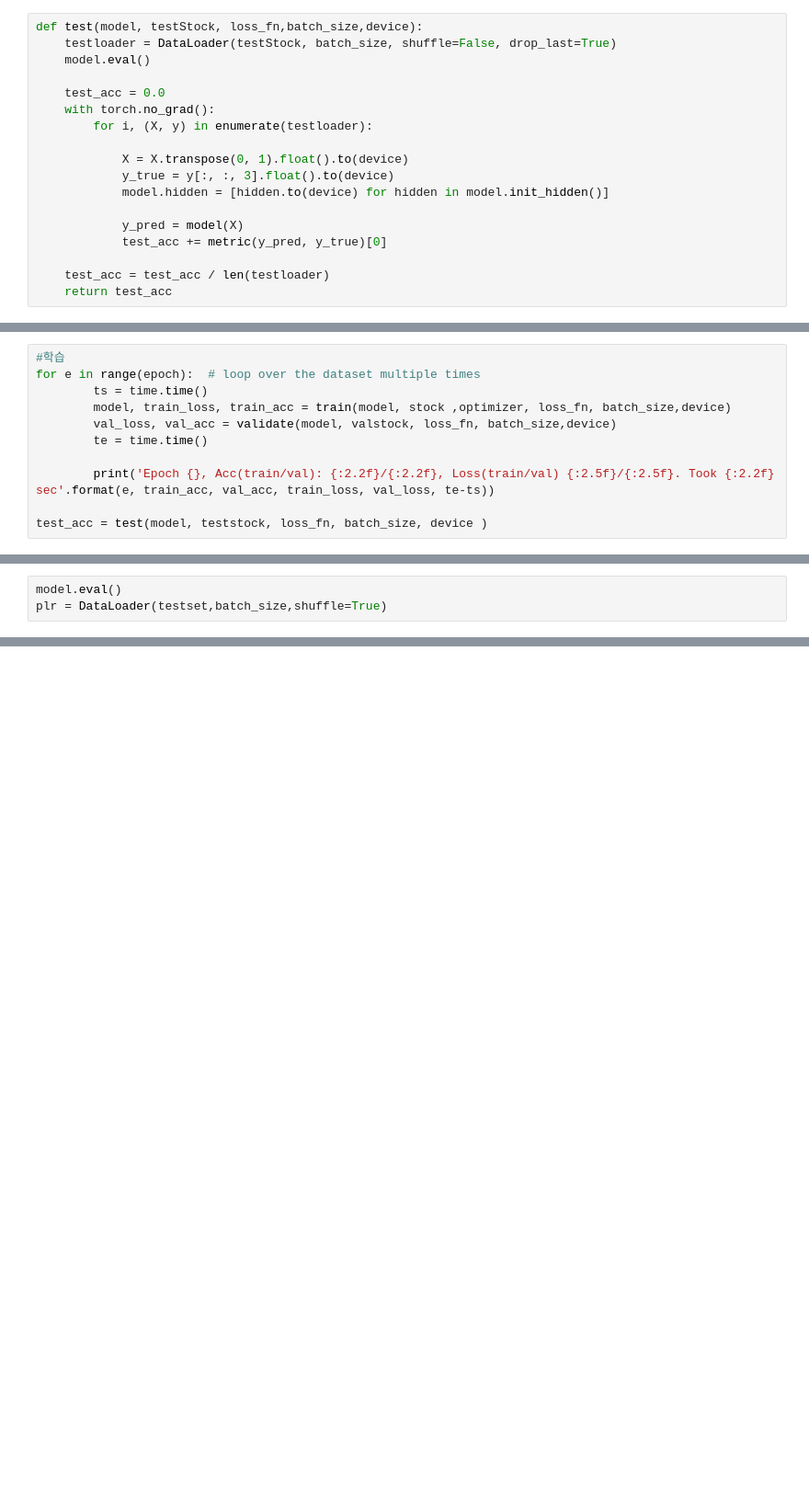
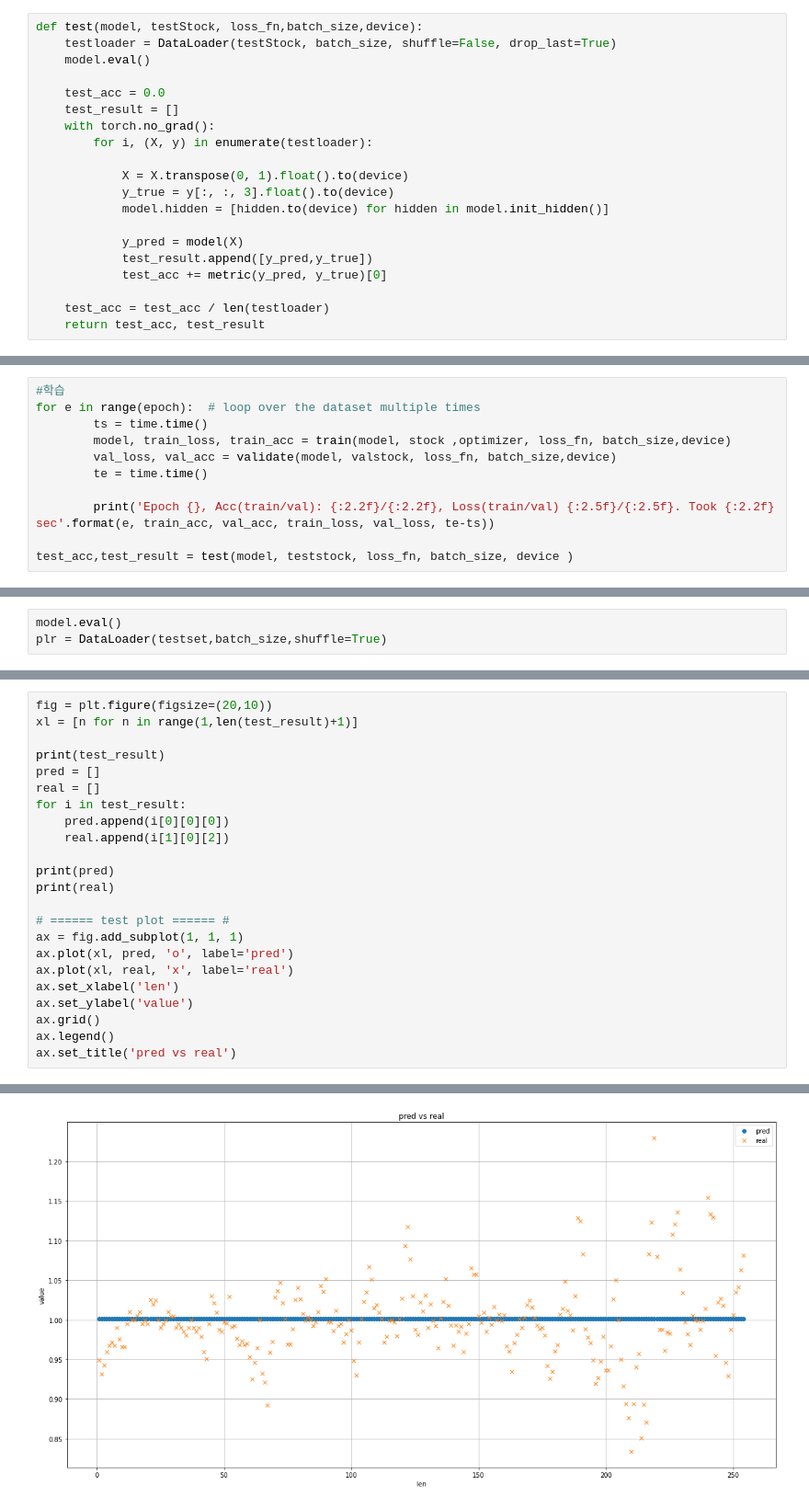
Before and after one commit to cjssla1/projectJucker, a Jupyter notebook: Code/김경중/LSTM/lstm_Train.ipynb, the cells around one changed output, grey strips where cells are left out. Shown at 92% size. Drawn from its saved outputs; the diff is of its cells as text; blank space fills up the shorter version.

```diff
--- a/Code/김경중/LSTM/lstm_Train.ipynb
+++ b/Code/김경중/LSTM/lstm_Train.ipynb
@@ -191,6 +196,7 @@ def test(model, testStock, loss_fn,batch_size,device):
     model.eval()
 
     test_acc = 0.0
+    test_result = []
     with torch.no_grad():
         for i, (X, y) in enumerate(testloader):
 
@@ -199,10 +205,11 @@ def test(model, testStock, loss_fn,batch_size,device):
             model.hidden = [hidden.to(device) for hidden in model.init_hidden()]
 
             y_pred = model(X)
+            test_result.append([y_pred,y_true])
             test_acc += metric(y_pred, y_true)[0]
 
     test_acc = test_acc / len(testloader)
-    return test_acc
+    return test_acc, test_result
 # %%
 stock = StockDataset('001040',3,3,(2010,5,1),(2016,5,20))
 valstock = StockDataset('001040',3,3,(2017,5,1),(2018,5,20))
@@ -259,5 +266,5 @@ for e in range(epoch):  # loop over the dataset multiple times
 
         print('Epoch {}, Acc(train/val): {:2.2f}/{:2.2f}, Loss(train/val) {:2.5f}/{:2.5f}. Took {:2.2f} sec'.format(e, train_acc, val_acc, train_loss, val_loss, te-ts))
 
-test_acc = test(model, teststock, loss_fn, batch_size, device )
+test_acc,test_result = test(model, teststock, loss_fn, batch_size, device )
 # %% [output]
@@ -317,0 +324,24 @@ torch.save(model.state_dict(), modelPath)'''
+# %%
+fig = plt.figure(figsize=(20,10))
+xl = [n for n in range(1,len(test_result)+1)]
+
+print(test_result)
+pred = []
+real = []
+for i in test_result:
+    pred.append(i[0][0][0])
+    real.append(i[1][0][2])
+
+print(pred)
+print(real)
+
+# ====== test plot ====== #
+ax = fig.add_subplot(1, 1, 1)
+ax.plot(xl, pred, 'o', label='pred')
+ax.plot(xl, real, 'x', label='real')
+ax.set_xlabel('len')
+ax.set_ylabel('value')
+ax.grid()
+ax.legend()
+ax.set_title('pred vs real')
+# %% [output]
@@ -317,0 +352 @@ torch.save(model.state_dict(), modelPath)'''
+[figure, added]
```
Also changed, not shown: parts of 9 cells of this notebook.
